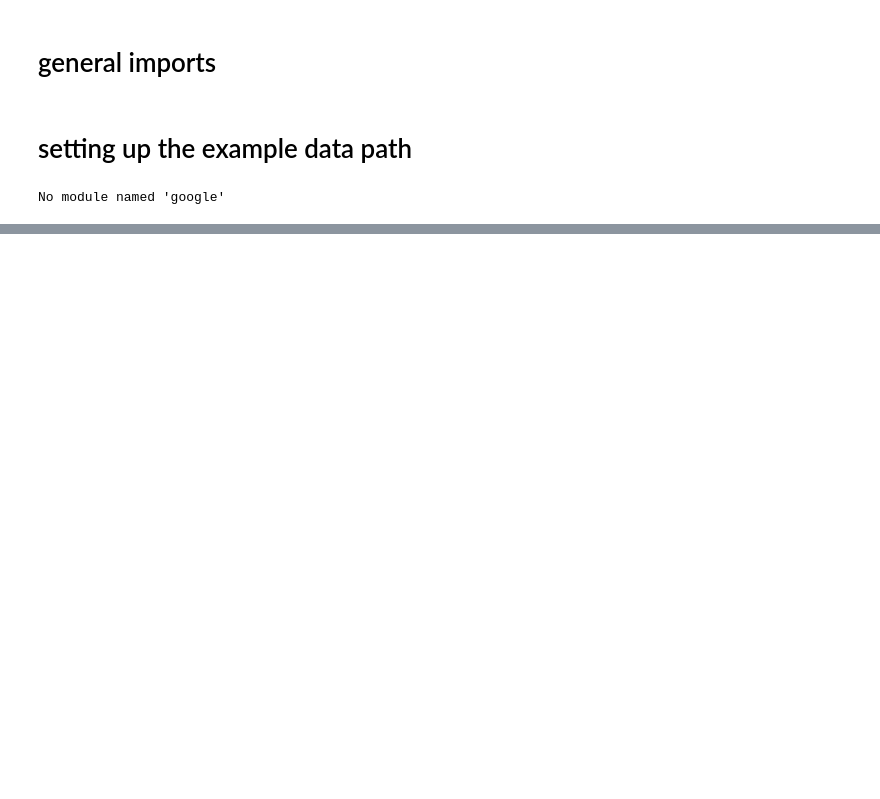
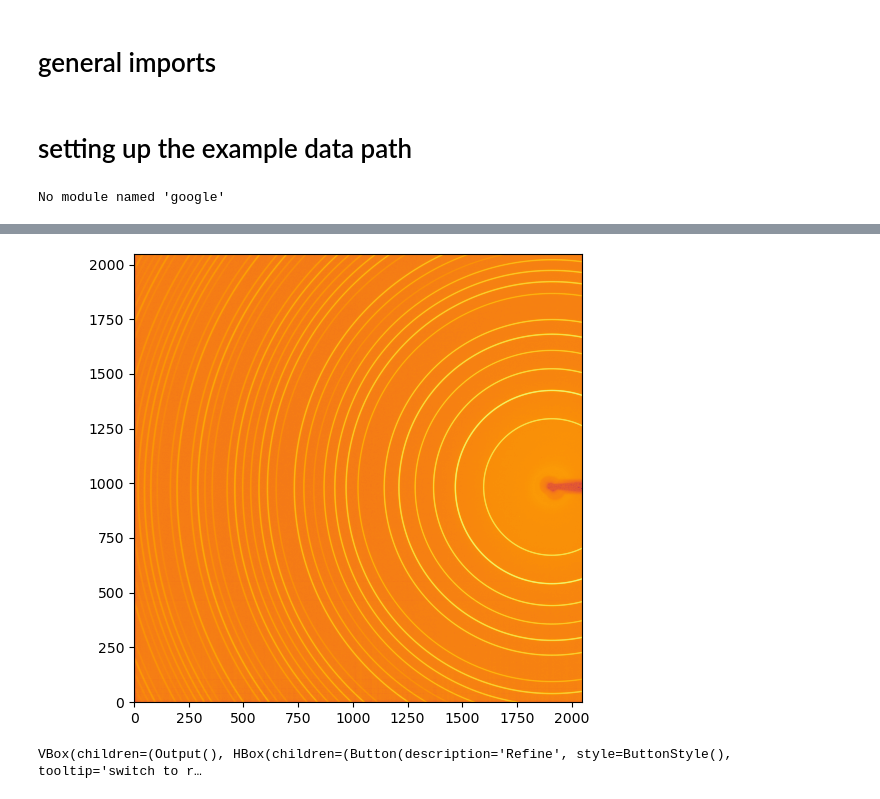
Before and after one commit to pmeshkov/pySULI, a Jupyter notebook: notebooks/002.learn_pyFAI.ipynb, the cells around one changed output, grey strips where cells are left out. Cells and saved outputs as stored; diff of their text form; code cells hidden in the pictures; blank space fills up the shorter version.

```diff
--- a/notebooks/002.learn_pyFAI.ipynb
+++ b/notebooks/002.learn_pyFAI.ipynb
@@ -65,0 +134,23 @@ os.listdir('.')
+# %%
+# this loads a tiff file using fabio package that is installed by pyFAI
+img = fabio.open("from_PerkinElmer_detector/LaB6.tiff").data
+
+fig = plt.figure()
+ax = fig.add_subplot()
+jupyter.display(img,ax=ax);
+# %% [output]
+[figure, added]
+# %%
+# Definition of the detector and of the calibrant:
+detector  = pyFAI.detector_factory("Perkin Elmer")
+calibrant = CALIBRANT_FACTORY("LaB6")
+calibrant.wavelength = 0.1814*1e-10
+
+calib = Calibration(img, calibrant=calibrant, wavelength=calibrant.wavelength, detector=detector)
+
+# 1. Set the ring number (0-based value), below the plot
+# 2. Pick the ring by right-clicking with the mouse on the image.
+# 3. Restart at 1. for at least a second ring
+# 4. Click refine to launch the calibration.
+# %% [output]
+VBox(children=(Output(), HBox(children=(Button(description='Refine', style=ButtonStyle(), tooltip='switch to r…
```
Also changed, not shown: parts of 25 cells of this notebook, 1 other file.
